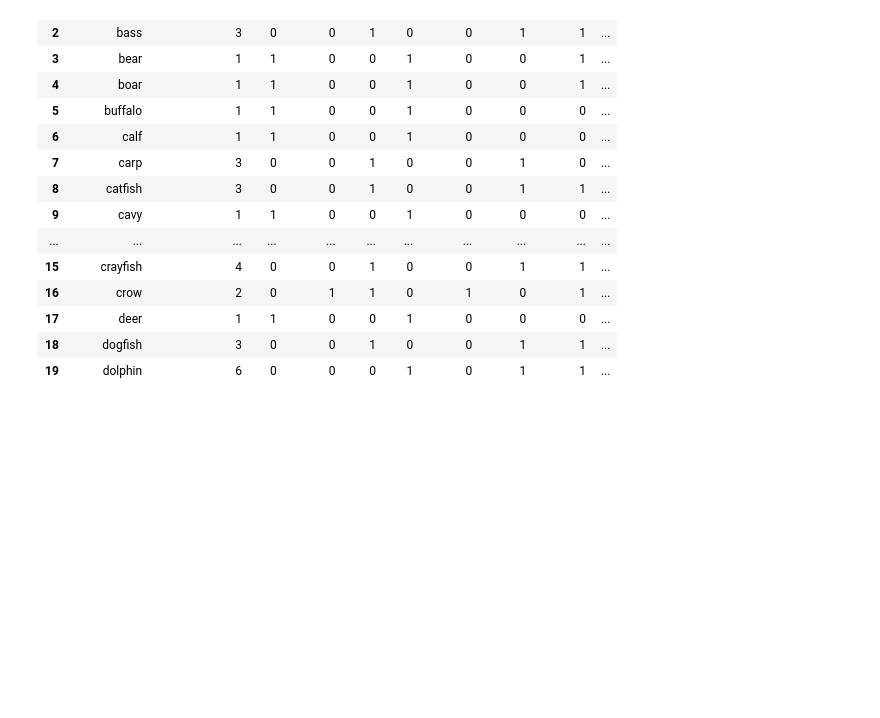
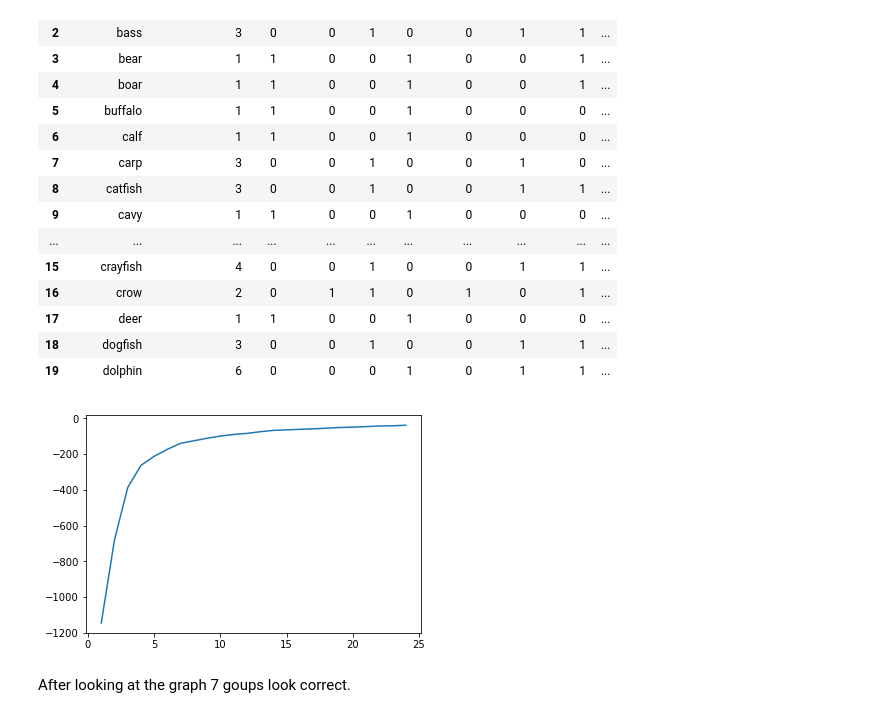
Before and after one commit to joaocarvalhoopen/Excel_table_clustering_using_K-Means_ML, a Jupyter notebook: Excel_table_clustering_code_using_K-Means_in_Python.ipynb, the cells around one changed output. Saved outputs shown, nothing was run; the diff lists cells and outputs as text; code cells hidden in the pictures; blank space fills up the shorter version.

Commit message:
Elbow method for KMeans
Implementation of the Elbow method in KMeans.

```diff
--- a/Excel_table_clustering_code_using_K-Means_in_Python.ipynb
+++ b/Excel_table_clustering_code_using_K-Means_in_Python.ipynb
@@ -149,3 +149,25 @@ df_kmeans_orig.head(20)
 | 17 | deer | 1 | 1 | 0 | 0 | 1 | 0 | 0 | 0 | ... |
 | 18 | dogfish | 3 | 0 | 0 | 1 | 0 | 0 | 1 | 1 | ... |
 | 19 | dolphin | 6 | 0 | 0 | 0 | 1 | 0 | 1 | 1 | ... |
+# %%
+# Implementation of the Elbow method for KMeans.
+# This method discover ina "cientific" way the best number of cluster to specify to the KMeans algorithm.
+
+# from sklearn.cluster import KMeans
+
+%matplotlib inline
+
+import matplotlib
+import matplotlib.pyplot as plt
+
+Ks = range(1, 25)
+km = [KMeans(n_clusters=i, random_state=1) for i in Ks]
+my_matrix = df._get_numeric_data()
+score = [km[i].fit(my_matrix).score(my_matrix) for i in range(len(km))]
+
+plt.plot(Ks, score)
+plt.show()
+# %% [output]
+[figure, added]
+# %% [markdown]
+After looking at the graph 7 goups look correct.
```
